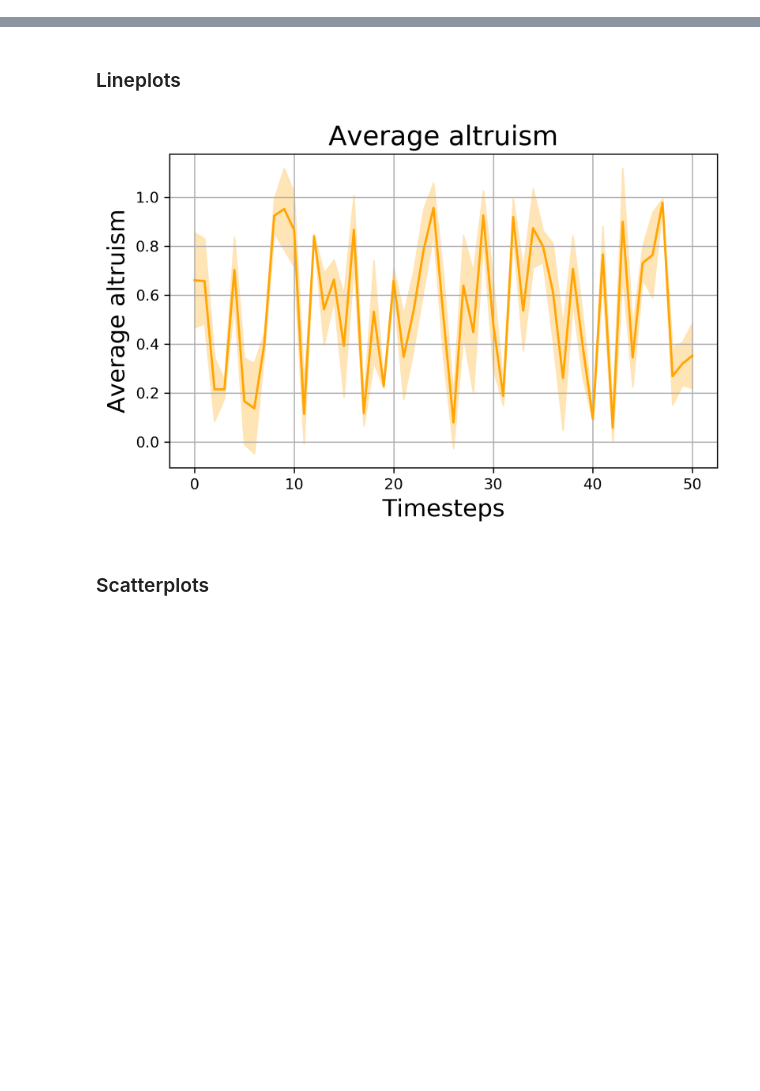
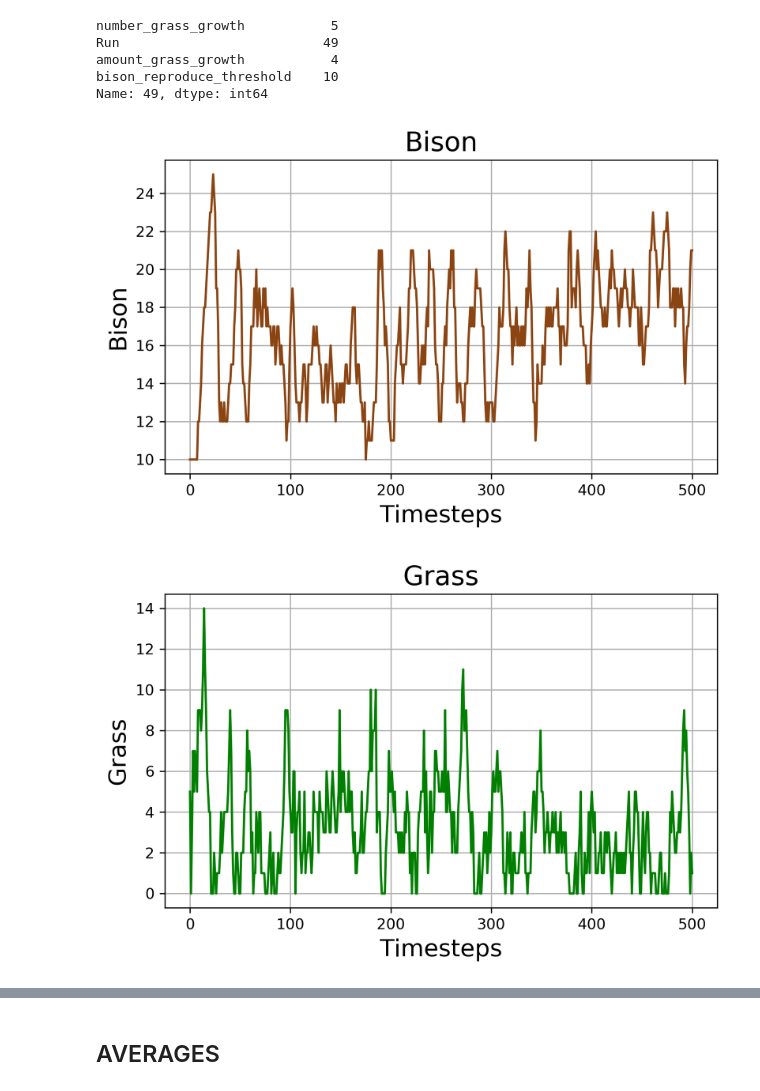
Before and after one commit to jurrew27/abm-project, a Jupyter notebook: Results_Visualisation.ipynb, the cells around one changed output, grey strips where cells are left out. Drawn from its saved outputs; the diff is of its cells as text; code cells hidden in the pictures; blank space fills up the shorter version.

```diff
--- a/Results_Visualisation.ipynb
+++ b/Results_Visualisation.ipynb
@@ -27,0 +101,47 @@ test_data = pd.DataFrame([n_grass, n_bison, avg_alt, alt_sd], data_names).T
+# %%
+exp_num = 49
+t0 = 0; t1 = 500
+
+exp_data = results.loc[exp_num]
+data_names = exp_data.columns
+
+print(params.loc[exp_num])
+
+v=1
+plt.plot(exp_data[data_names[v-1]].loc[t0:t1], color=colors[v-1])
+plt.title(data_names[v-1])
+plt.xlabel(timestep_str)
+plt.ylabel(data_names[v-1])
+plt.grid()
+plt.tight_layout()
+plt.show()
+
+v=2
+plt.plot(exp_data[data_names[v-1]].loc[t0:t1], color=colors[v-1])
+plt.title(data_names[v-1])
+plt.xlabel(timestep_str)
+plt.ylabel(data_names[v-1])
+plt.grid()
+plt.tight_layout()
+plt.show()
+
+v=3
+x = np.arange(t0, t1+1)
+y = exp_data[data_names[v-1]].loc[t0:t1]
+error = exp_data[data_names[v]].loc[t0:t1]
+plt.plot(y, color=colors[v-1])
+plt.fill_between(x, y-error, y+error, color=colors[v])
+plt.title(data_names[v-1])
+plt.xlabel(timestep_str)
+plt.ylabel(data_names[v-1])
+plt.grid()
+plt.tight_layout()
+plt.show()
+# %% [output]
+number_grass_growth           5
+Run                          49
+amount_grass_growth           4
+bison_reproduce_threshold    10
+Name: 49, dtype: int64
+[figure, added]
+[figure, added]
@@ -28,26 +149,2 @@ test_data = pd.DataFrame([n_grass, n_bison, avg_alt, alt_sd], data_names).T
 # %% [markdown]
-### Lineplots
+## AVERAGES
-# %%
-t0 = 0; t1 = 50
-v = 3 # 1=Grass , 2=Bisons, 3=Average ALtruism, 4 SD altruism
-
-if v in [1,2]:
-    plt.plot(test_data[data_names[v-1]].loc[t0:t1], color=colors[v-1])
-if v==3:
-    x = np.arange(t0, t1+1)
-    y = test_data[data_names[v-1]].loc[t0:t1]
-    error = test_data[data_names[v]].loc[t0:t1]
-#     plt.errorbar(x, y, yerr = error, color=colors[v-1], ecolor=colors[v])
-    plt.plot(y, color=colors[v-1])
-    plt.fill_between(x, y-error, y+error, color=colors[v])
-plt.title(data_names[v-1])
-plt.xlabel(timestep_str)
-plt.ylabel(data_names[v-1])
-plt.grid()
-plt.tight_layout()
-plt.savefig('Plots\Test_Line.png')
-plt.show()
-# %% [output]
-[figure, removed]
-# %% [markdown]
-### Scatterplots
```
Also changed, not shown: parts of 10 cells of this notebook, 2 other files.
